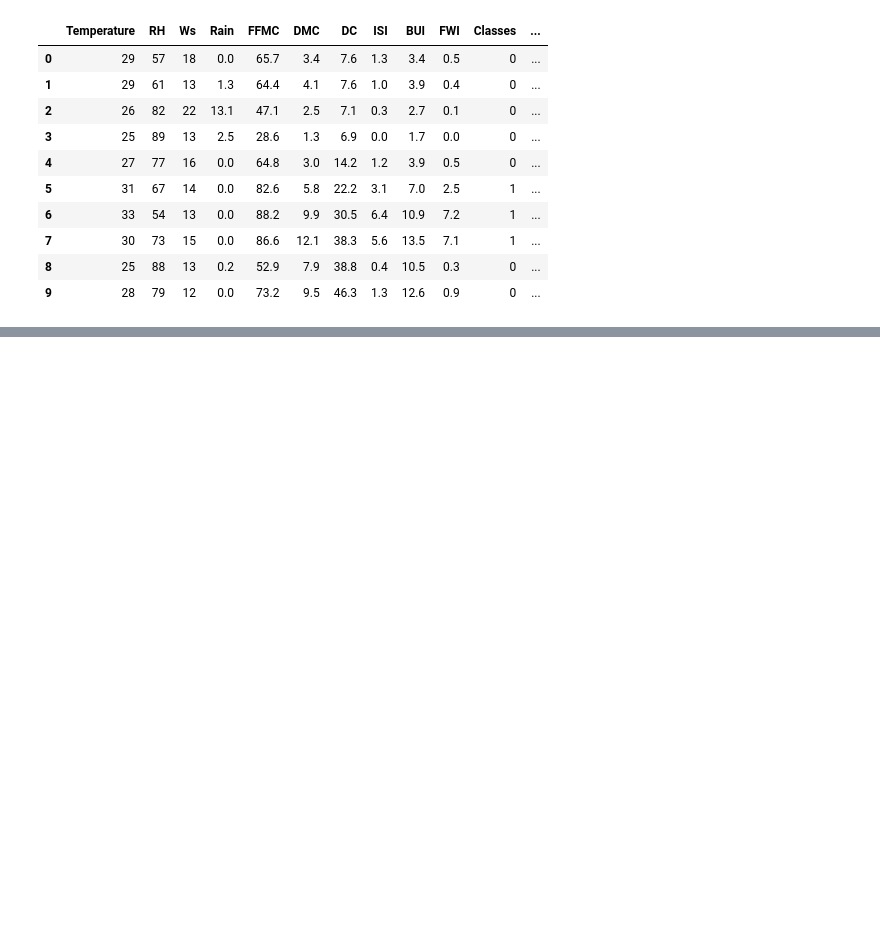
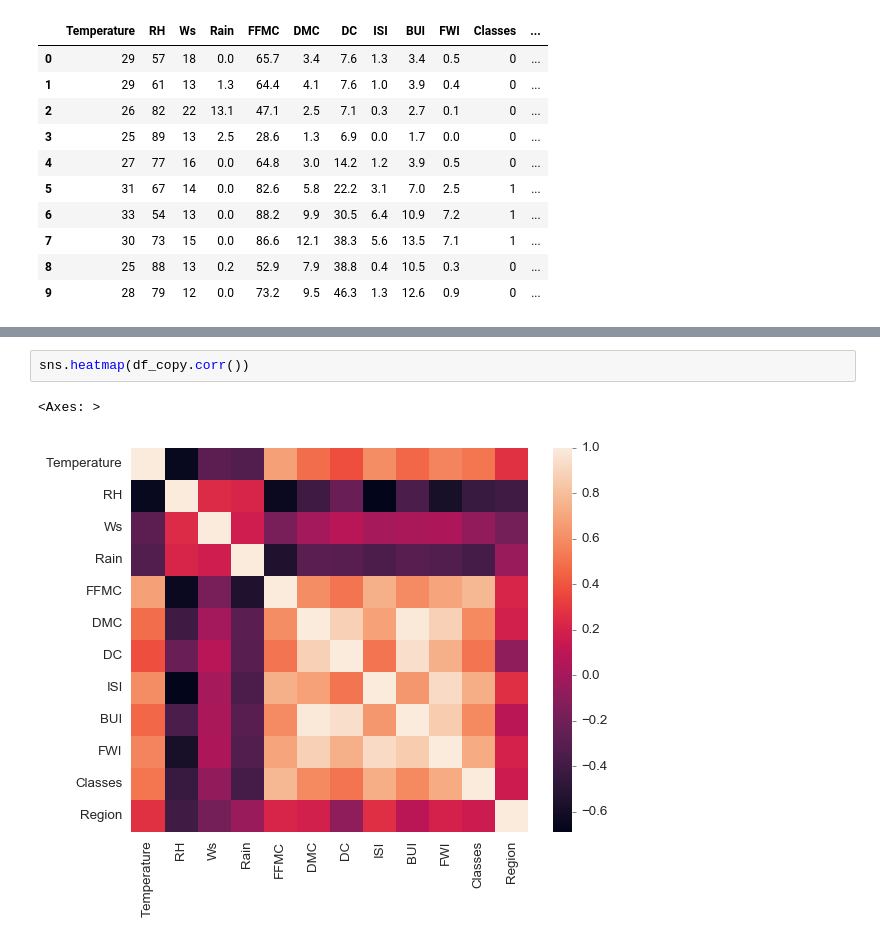
Before and after one commit to ranasuryansh14/Regression-Project, a Jupyter notebook: EDA.ipynb, the cells around one changed output, grey strips where cells are left out. Cells and saved outputs as stored; diff of their text form; blank space fills up the shorter version.

```diff
--- a/EDA.ipynb
+++ b/EDA.ipynb
@@ -369,0 +419,5 @@ df_copy.head(10)
+# %%
+sns.heatmap(df_copy.corr())
+# %% [output]
+<Axes: >
+[figure, added]
```
Also changed, not shown: parts of 20 cells of this notebook, 1 other file.
